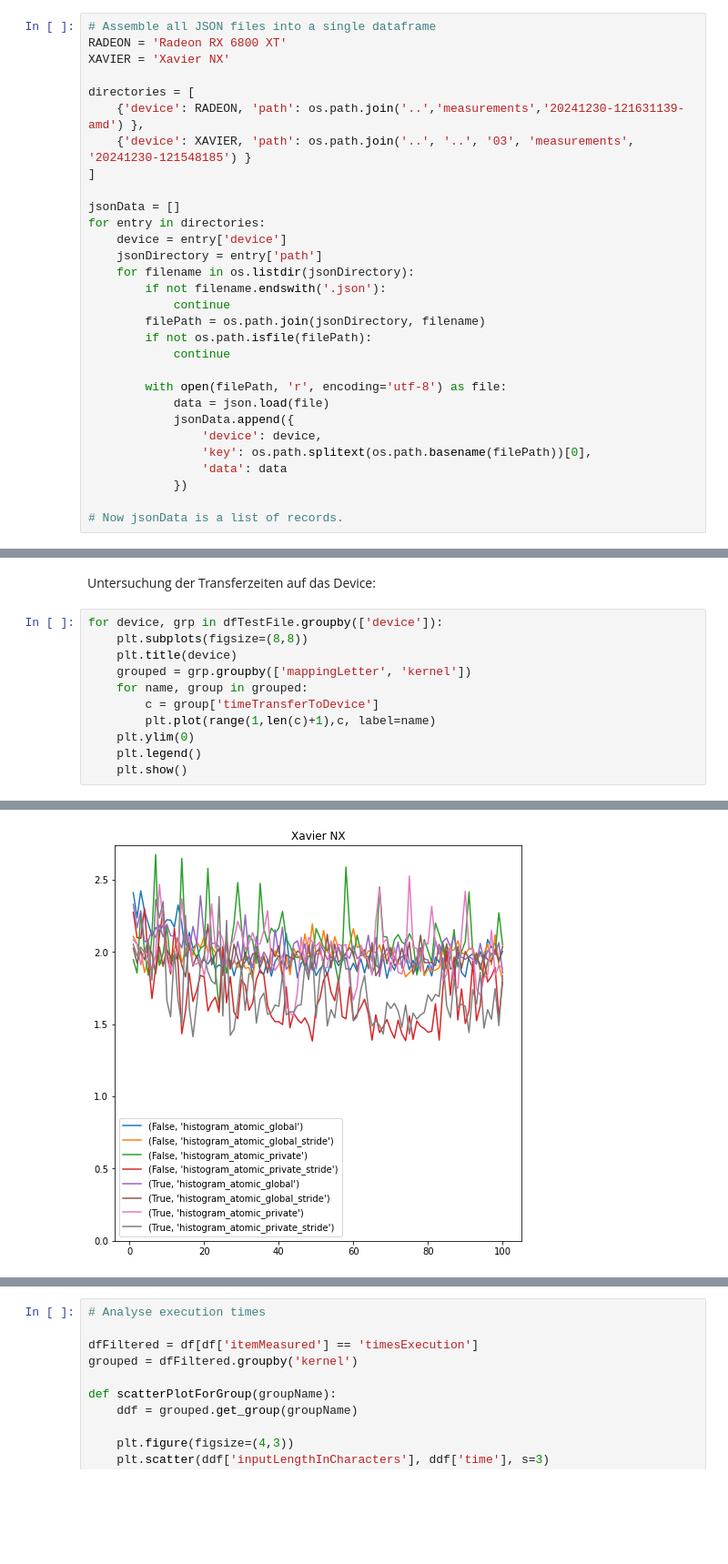
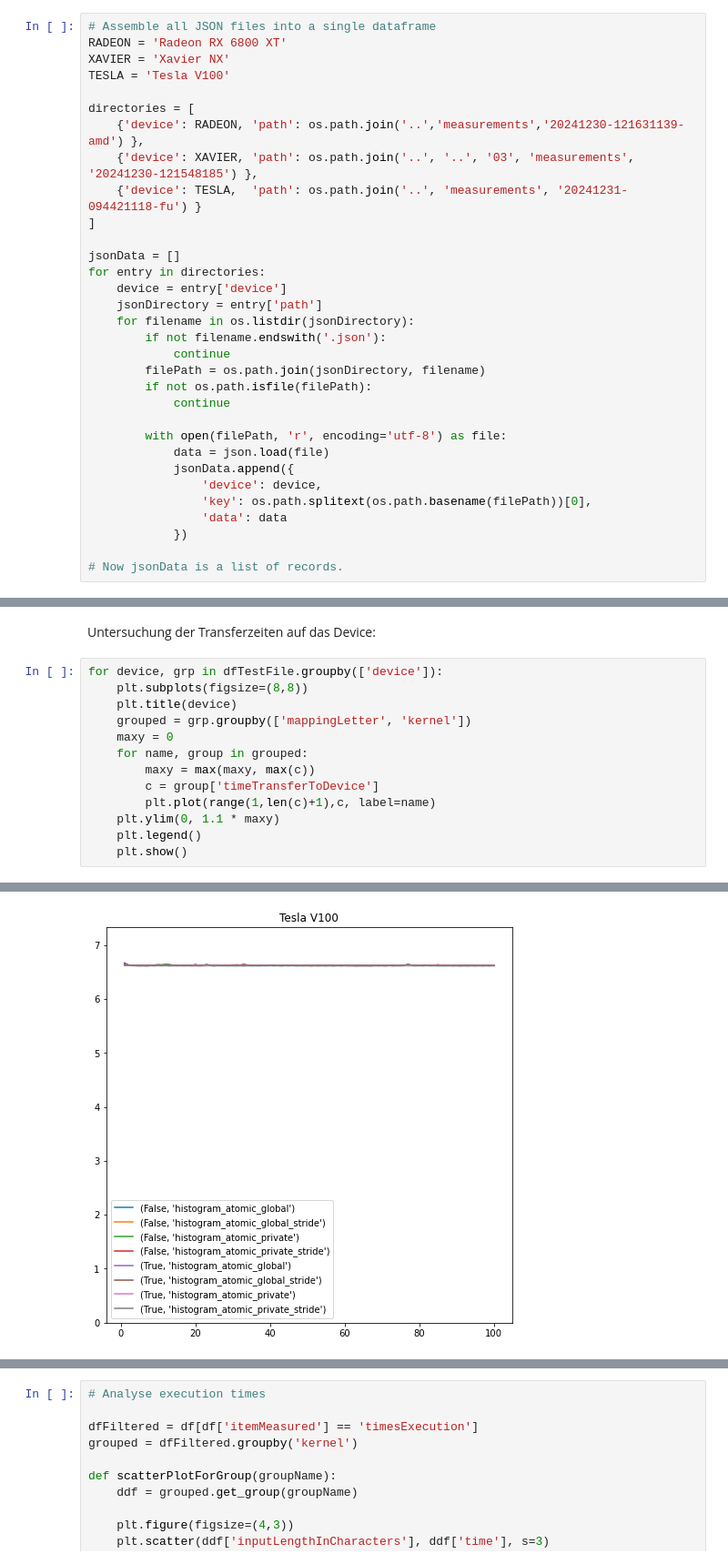
Before and after one commit to sbutz/parallel-programming, a Jupyter notebook: 000_johannes/03_amd/analysis/analysis2.ipynb, the cells around one changed output, grey strips where cells are left out. Shown at 91% size. Drawn from its saved outputs; the diff is of its cells as text; blank space fills up the shorter version.

```diff
--- a/000_johannes/03_amd/analysis/analysis2.ipynb
+++ b/000_johannes/03_amd/analysis/analysis2.ipynb
@@ -8,10 +8,12 @@ import matplotlib.pyplot as plt
 # Assemble all JSON files into a single dataframe
 RADEON = 'Radeon RX 6800 XT'
 XAVIER = 'Xavier NX'
+TESLA = 'Tesla V100'
 
 directories = [
     {'device': RADEON, 'path': os.path.join('..','measurements','20241230-121631139-amd') },
-    {'device': XAVIER, 'path': os.path.join('..', '..', '03', 'measurements', '20241230-121548185') }
+    {'device': XAVIER, 'path': os.path.join('..', '..', '03', 'measurements', '20241230-121548185') },
+    {'device': TESLA,  'path': os.path.join('..', 'measurements', '20241231-094421118-fu') }
 ]
 
 jsonData = []
@@ -264,10 +276,12 @@ for device, grp in dfTestFile.groupby(['device']):
     plt.subplots(figsize=(8,8))
     plt.title(device)
     grouped = grp.groupby(['mappingLetter', 'kernel'])
+    maxy = 0
     for name, group in grouped:
+        maxy = max(maxy, max(c))
         c = group['timeTransferToDevice']
         plt.plot(range(1,len(c)+1),c, label=name)
-    plt.ylim(0)
+    plt.ylim(0, 1.1 * maxy)
     plt.legend()
     plt.show()
 # %% [output]
@@ -275 +289 @@ for device, grp in dfTestFile.groupby(['device']):
-[figure, old version]
+[figure, new version]
```
Also changed, not shown: parts of 10 cells of this notebook, 2 other files.
